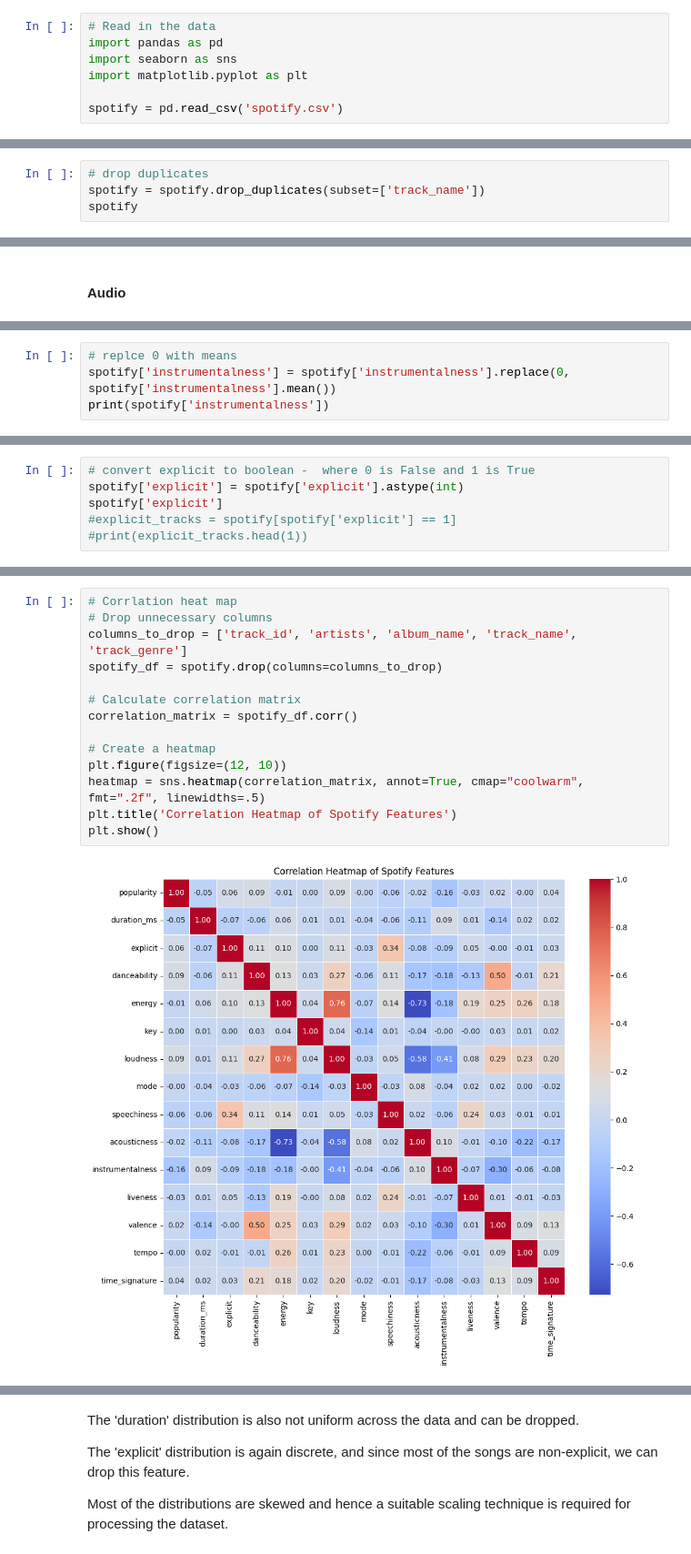
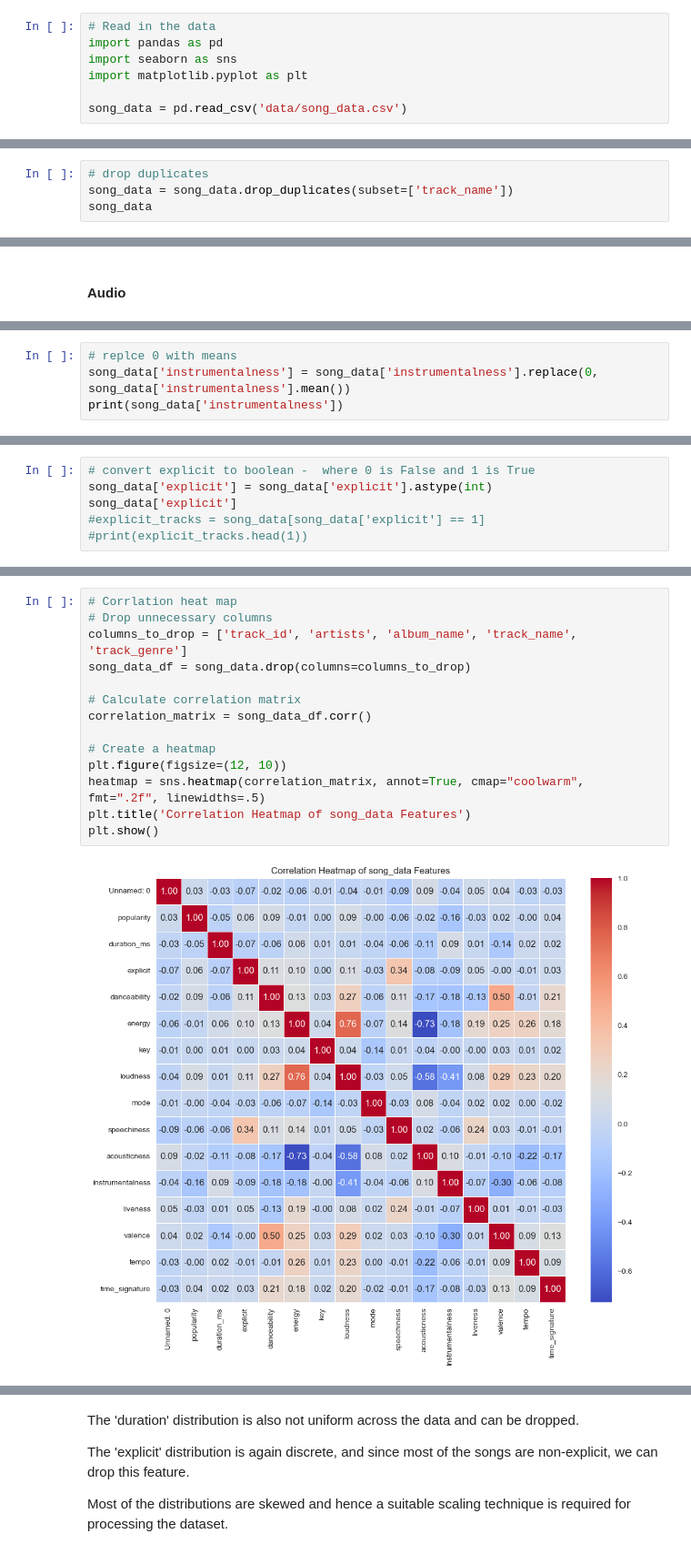
Before and after one commit to SamC0124/SClear_DDahal_MYinkaOke_Spotify_Project, a Jupyter notebook: Data_exploration.ipynb, the cells around one changed output, grey strips where cells are left out. Shown at 91% size. Drawn from its saved outputs; the diff is of its cells as text.

Commit message:
Current version of Michael's Data Explortation

```diff
--- a/Data_exploration.ipynb
+++ b/Data_exploration.ipynb
@@ -4,4 +4,4 @@ import pandas as pd
 import seaborn as sns
 import matplotlib.pyplot as plt
 
-spotify = pd.read_csv('spotify.csv')
+song_data = pd.read_csv('data/song_data.csv')
@@ -101,5 +93,5 @@ len(duplicate_rows)
 # %%
 # drop duplicates
-spotify = spotify.drop_duplicates(subset=['track_name'])
-spotify
+song_data = song_data.drop_duplicates(subset=['track_name'])
+song_data
 # %% [output]
@@ -217,7 +208,7 @@ count
 # %%
 # replce 0 with means
-spotify['instrumentalness'] = spotify['instrumentalness'].replace(0, spotify['instrumentalness'].mean())
-print(spotify['instrumentalness'])
+song_data['instrumentalness'] = song_data['instrumentalness'].replace(0, song_data['instrumentalness'].mean())
+print(song_data['instrumentalness'])
 # %% [output]
 0         0.000001
 1         0.000006
@@ -234,8 +225,8 @@ Name: instrumentalness, Length: 73602, dtype: float64
 # %%
 # convert explicit to boolean -  where 0 is False and 1 is True
-spotify['explicit'] = spotify['explicit'].astype(int)
-spotify['explicit']
-#explicit_tracks = spotify[spotify['explicit'] == 1]
+song_data['explicit'] = song_data['explicit'].astype(int)
+song_data['explicit']
+#explicit_tracks = song_data[song_data['explicit'] == 1]
 #print(explicit_tracks.head(1))
 # %% [output]
 0         0
@@ -253,18 +244,18 @@ Name: explicit, Length: 73602, dtype: int64
 # %%
 # Corrlation heat map
 # Drop unnecessary columns
 columns_to_drop = ['track_id', 'artists', 'album_name', 'track_name', 'track_genre']
-spotify_df = spotify.drop(columns=columns_to_drop)
+song_data_df = song_data.drop(columns=columns_to_drop)
 
 # Calculate correlation matrix
-correlation_matrix = spotify_df.corr()
+correlation_matrix = song_data_df.corr()
 
 # Create a heatmap
 plt.figure(figsize=(12, 10))
 heatmap = sns.heatmap(correlation_matrix, annot=True, cmap="coolwarm", fmt=".2f", linewidths=.5)
-plt.title('Correlation Heatmap of Spotify Features')
+plt.title('Correlation Heatmap of song_data Features')
 plt.show()
 # %% [output]
-[figure, old version]
+[figure, new version]
 # %%
 # histograms to analyze each audio feature
```
Also changed, not shown: parts of 25 cells of this notebook, 1 other file.
